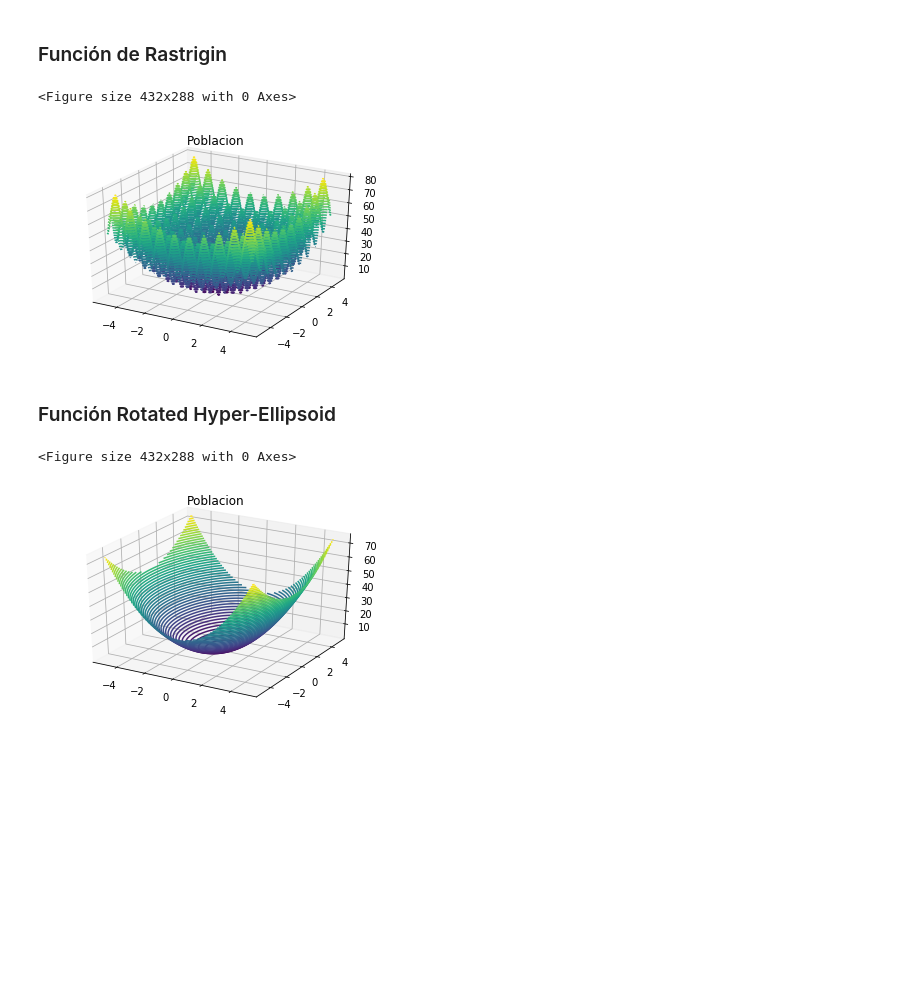
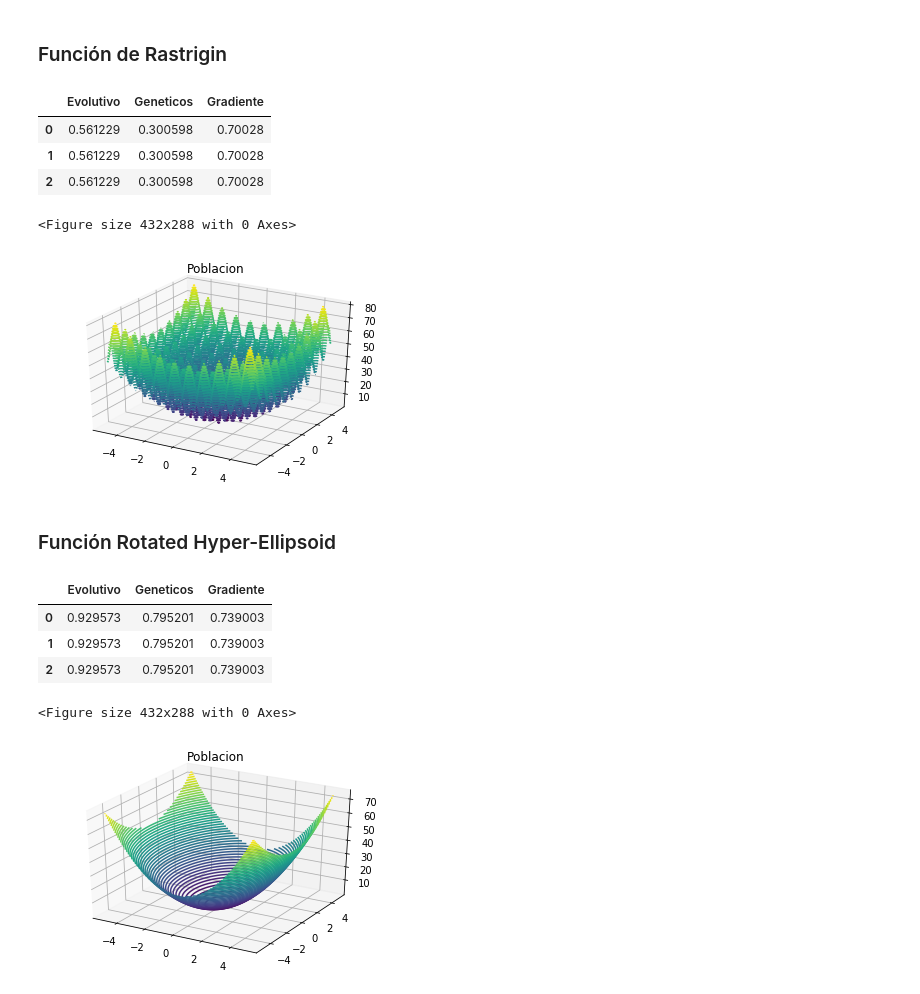
Before and after one commit to Famvazpom/IA-Projects, a Jupyter notebook: Estrategias-Evolutivas/Algoritmos_Geneticos_y_Estrategias.ipynb, the cells around one changed output. Cells and saved outputs as stored; diff of their text form; code cells hidden in the pictures; blank space fills up the shorter version.

```diff
--- a/Estrategias-Evolutivas/Algoritmos_Geneticos_y_Estrategias.ipynb
+++ b/Estrategias-Evolutivas/Algoritmos_Geneticos_y_Estrategias.ipynb
@@ -342,14 +354,24 @@ GraficaSuperficie(2)
 ### Funci&oacute;n de Rastrigin
 # %%
 GraficaSuperficie(3)
+executeFunction(P0,P0_Gen,3)
 # %% [output]
+|  | Evolutivo | Geneticos | Gradiente |
+| 0 | 0.561229 | 0.300598 | 0.70028 |
+| 1 | 0.561229 | 0.300598 | 0.70028 |
+| 2 | 0.561229 | 0.300598 | 0.70028 |
 <Figure size 432x288 with 0 Axes>
 [figure]
 # %% [markdown]
 ### Funci&oacute;n Rotated Hyper-Ellipsoid
 # %%
 GraficaSuperficie(4)
+executeFunction(P0,P0_Gen,4)
 # %% [output]
+|  | Evolutivo | Geneticos | Gradiente |
+| 0 | 0.929573 | 0.795201 | 0.739003 |
+| 1 | 0.929573 | 0.795201 | 0.739003 |
+| 2 | 0.929573 | 0.795201 | 0.739003 |
 <Figure size 432x288 with 0 Axes>
 [figure]
 # %%
```
Also changed, not shown: parts of 10 cells of this notebook.
